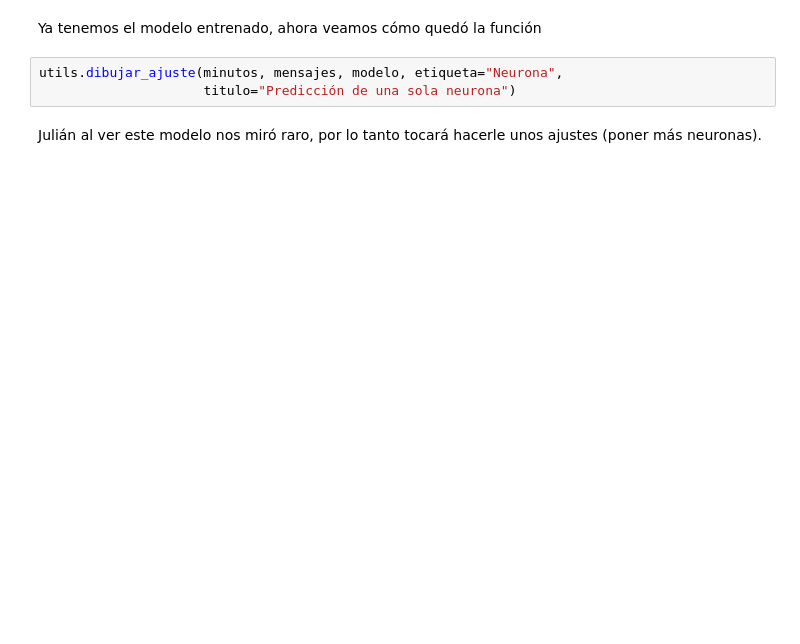
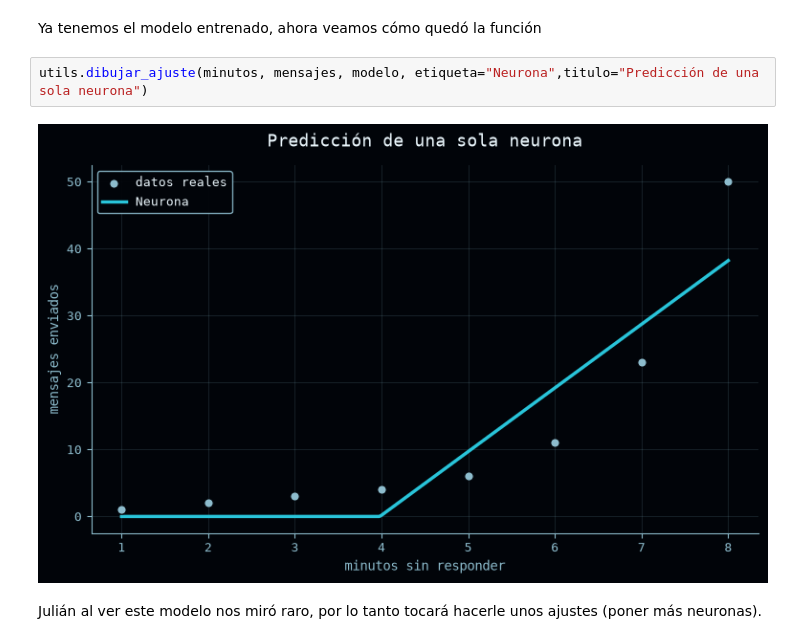
Before and after one commit to JeroHoyos/charla-redes-neuronales, a Jupyter notebook: practica/01_primera_red_neuronal.ipynb, the cells around one changed output. Drawn from its saved outputs; the diff is of its cells as text; blank space fills up the shorter version.

```diff
--- a/practica/01_primera_red_neuronal.ipynb
+++ b/practica/01_primera_red_neuronal.ipynb
@@ -130,8 +307,9 @@ utils.dibujar_perdida(historial)
 # %% [markdown]
 Ya tenemos el modelo entrenado, ahora veamos cómo quedó la función
 # %%
-utils.dibujar_ajuste(minutos, mensajes, modelo, etiqueta="Neurona",
-                     titulo="Predicción de una sola neurona")
+utils.dibujar_ajuste(minutos, mensajes, modelo, etiqueta="Neurona",titulo="Predicción de una sola neurona")
+# %% [output]
+[figure, added]
 # %% [markdown]
 Julián al ver este modelo nos miró raro, por lo tanto tocará hacerle unos ajustes (poner más neuronas).
 # %% [markdown]
```
Also changed, not shown: parts of 27 cells of this notebook, 21 other files.
